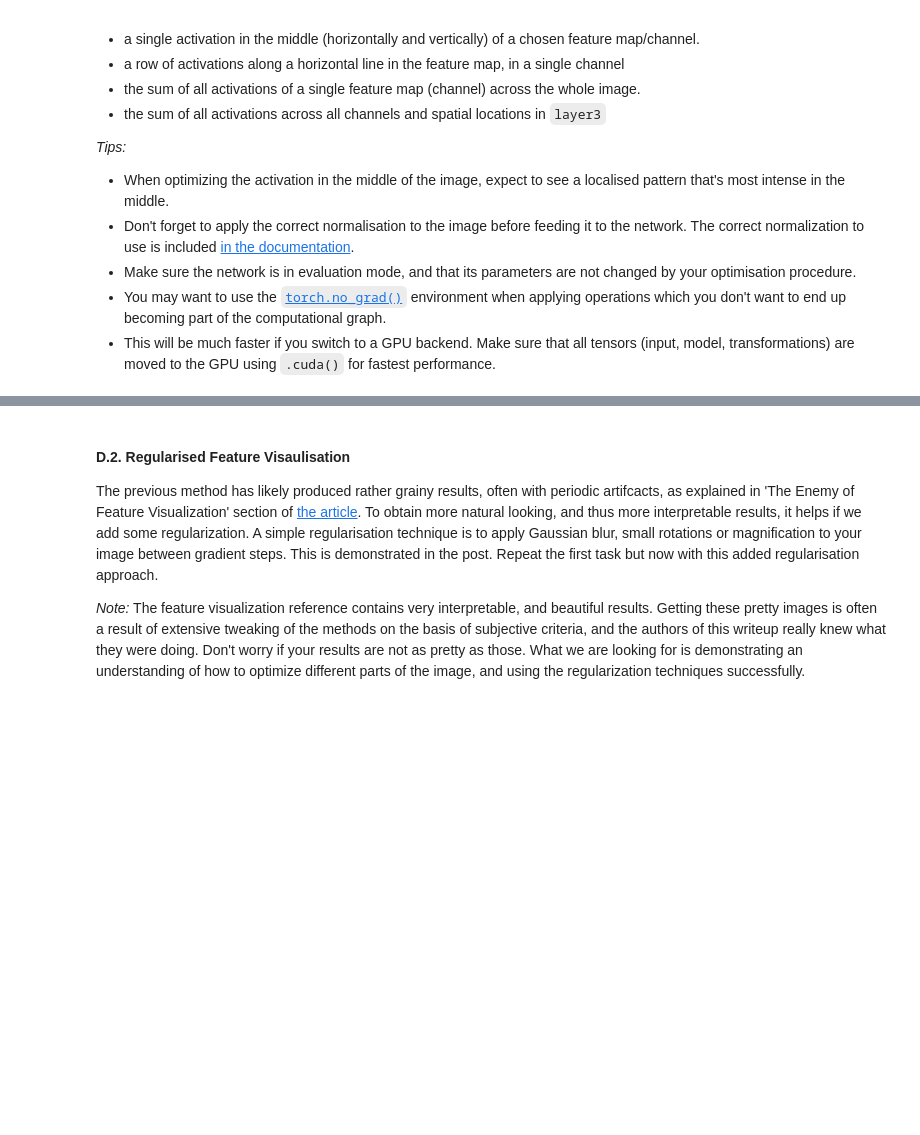
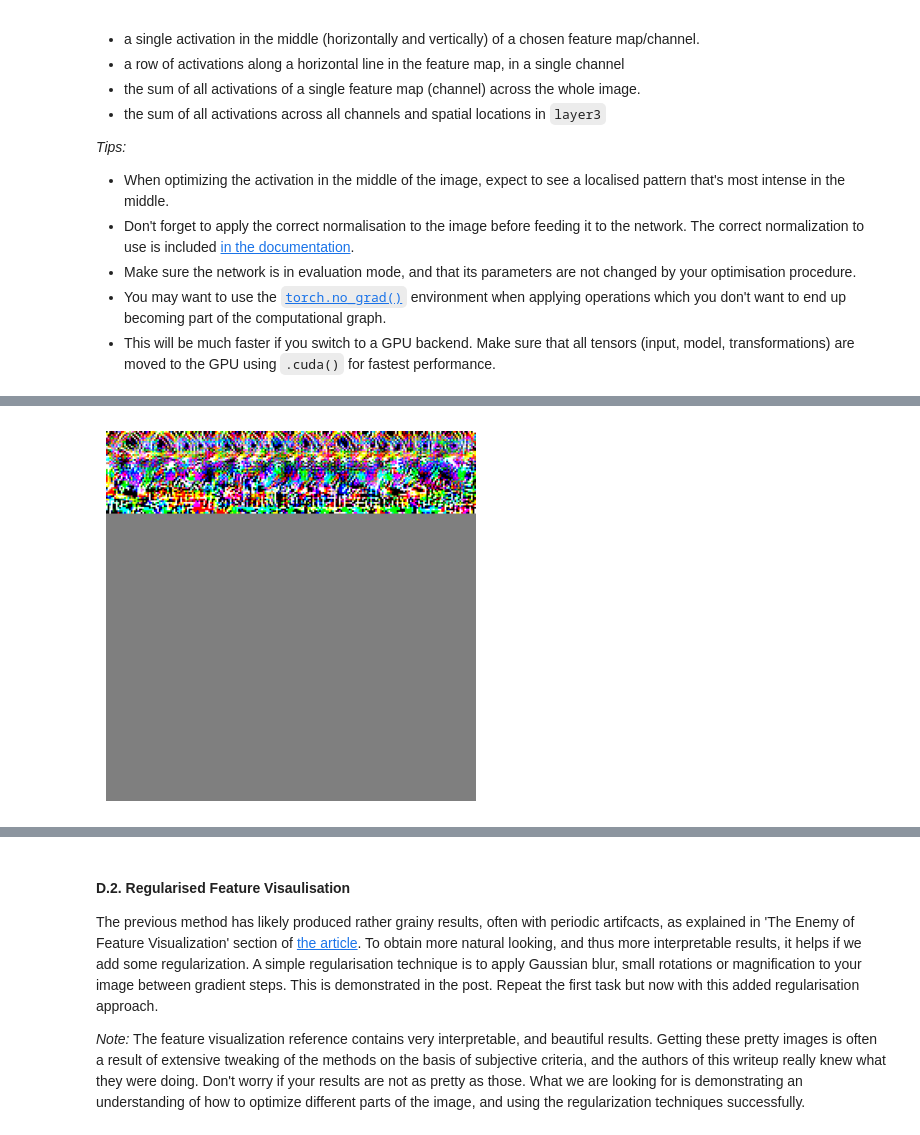
Before and after one commit to JDS289/-DNNs, a Jupyter notebook: dnns2.ipynb, the cells around one changed output, grey strips where cells are left out. Saved outputs shown, nothing was run; the diff lists cells and outputs as text; code cells hidden in the pictures; blank space fills up the shorter version.

```diff
--- a/dnns2.ipynb
+++ b/dnns2.ipynb
@@ -109,0 +131,5 @@ hook_handle.remove()
+# %%
+image = transforms(0.5*torch.ones(3, height, width)).cuda().requires_grad_()
+optimize(image, torch.optim.Adam([image], lr=0.01), num_iterations=4000)
+draw(image)
+# %% [output]
@@ -109,0 +143 @@ hook_handle.remove()
+[figure, added]
```
Also changed, not shown: parts of 12 cells of this notebook.
